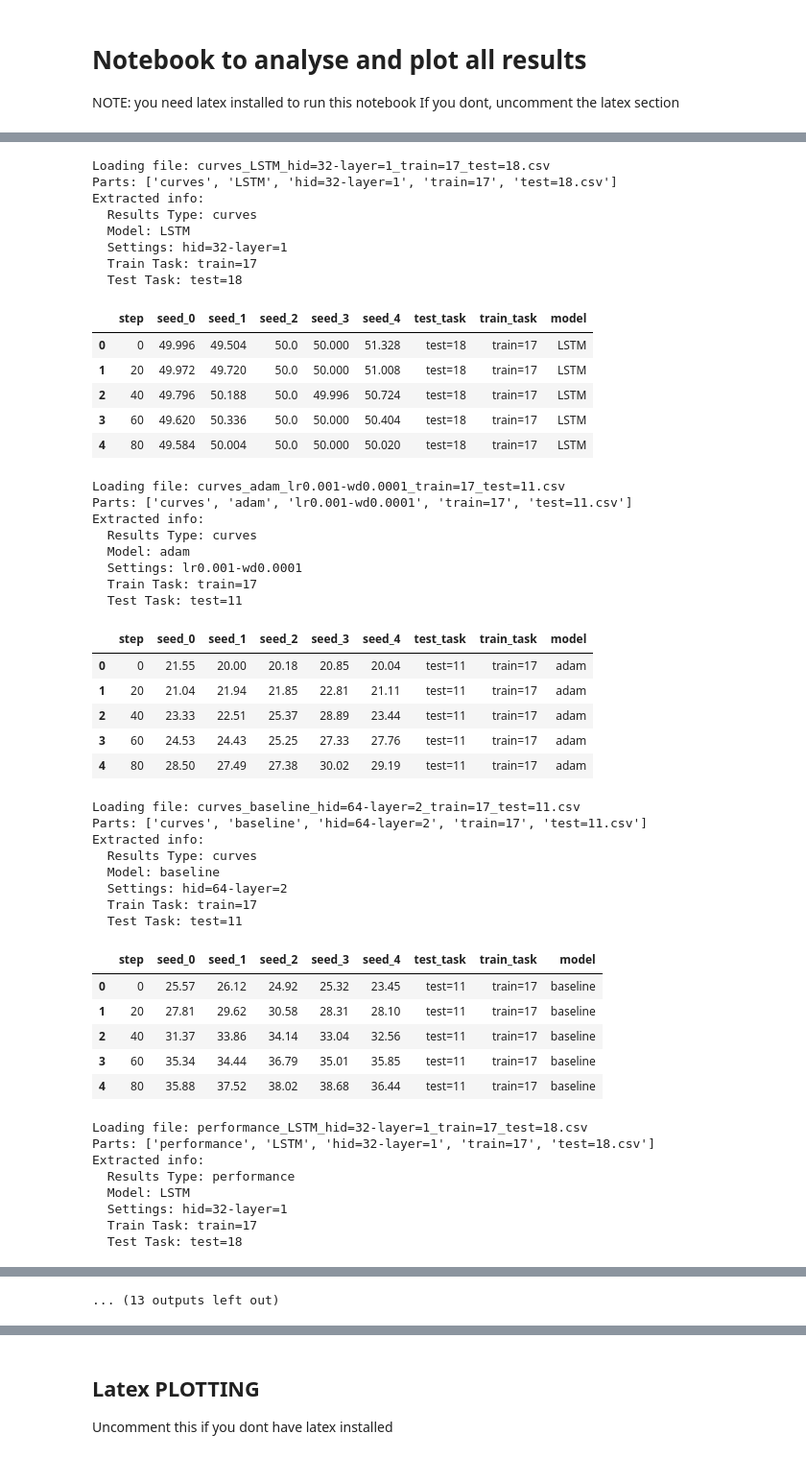
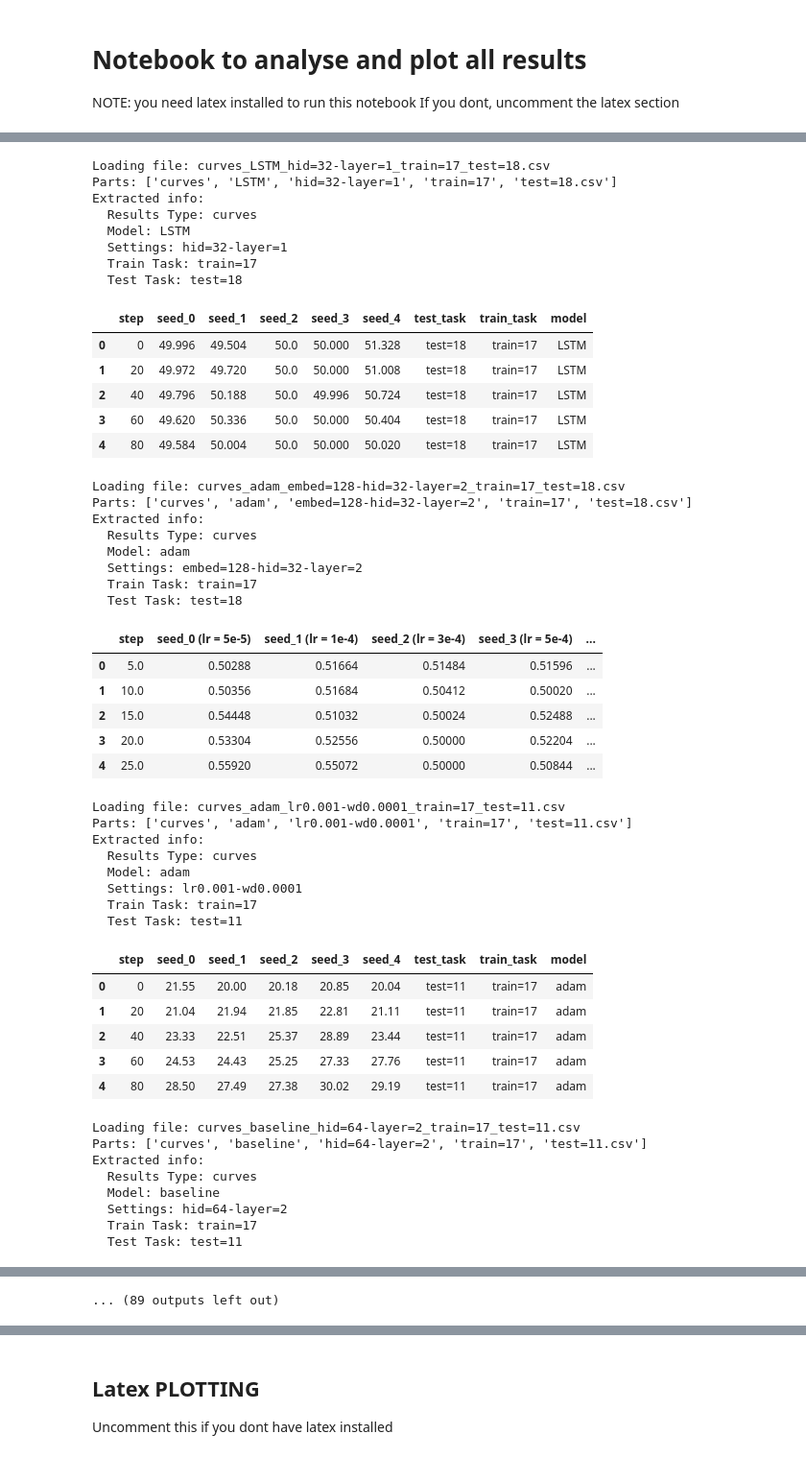
Before and after one commit to lsbicego/learning-gnns, a Jupyter notebook: analyse_plot_results.ipynb, the cells around one changed output, grey strips where cells are left out. Shown: that part at 96% size. Drawn from its saved outputs; the diff is of its cells as text; code cells hidden in the pictures.

```diff
--- a/analyse_plot_results.ipynb
+++ b/analyse_plot_results.ipynb
@@ -24,4 +24,17 @@ import matplotlib.pyplot as plt
 from matplotlib import rcParams
 import os
 
-PATH = "Eval_results-2/" # TODO: change to your path
+# define consistent colormaps
+
+colors = {
+    "GNN": "#1f77b4",  # blue
+    "RT": "#ff7f0e",  # orange
+    "LSTM": "#2ca02c",  # green
+    "MLP": "#d62728",  # red
+    "ADAM": "#9467bd",  # purple
+    "RMSprop": "#8c564b",  # brown
+    "GNN-variable": "#e377c2",  # pink
+    "RecurrentGNN": "#bcbd22",  # gray
+}
+
+PATH = "FINAL_EVAL_RESULTS/" # TODO: change to your path
@@ -65,68 +80,68 @@ def load_results(path):
 
             if results_type == "curves":
                 ID_VARS = ["train_task", "test_task", "model", "step"]
-                df = df.melt(id_vars=ID_VARS, var_name="epoch", value_name="accuracy")
+                df = df.melt(id_vars=ID_VARS, var_name="seed", value_name="accuracy")
                 results.append(df)
     # merge and return
     if results:
         all_results = pd.concat(results, ignore_index=True)
         print("All results loaded successfully.")
         return all_results
     else:
         print("No results found.")
         return pd.DataFrame()
 
 
 
 all_results = load_results(PATH)
 # %% [output]
 Loading file: curves_LSTM_hid=32-layer=1_train=17_test=18.csv
 Parts: ['curves', 'LSTM', 'hid=32-layer=1', 'train=17', 'test=18.csv']
 Extracted info:
   Results Type: curves
   Model: LSTM
   Settings: hid=32-layer=1
   Train Task: train=17
   Test Task: test=18
 |  | step | seed_0 | seed_1 | seed_2 | seed_3 | seed_4 | test_task | train_task | model |
 | 0 | 0 | 49.996 | 49.504 | 50.0 | 50.000 | 51.328 | test=18 | train=17 | LSTM |
 | 1 | 20 | 49.972 | 49.720 | 50.0 | 50.000 | 51.008 | test=18 | train=17 | LSTM |
 | 2 | 40 | 49.796 | 50.188 | 50.0 | 49.996 | 50.724 | test=18 | train=17 | LSTM |
 | 3 | 60 | 49.620 | 50.336 | 50.0 | 50.000 | 50.404 | test=18 | train=17 | LSTM |
 | 4 | 80 | 49.584 | 50.004 | 50.0 | 50.000 | 50.020 | test=18 | train=17 | LSTM |
-Loading file: curves_adam_lr0.001-wd0.0001_train=17_test=11.csv
-Parts: ['curves', 'adam', 'lr0.001-wd0.0001', 'train=17', 'test=11.csv']
+Loading file: curves_adam_embed=128-hid=32-layer=2_train=17_test=18.csv
+Parts: ['curves', 'adam', 'embed=128-hid=32-layer=2', 'train=17', 'test=18.csv']
 Extracted info:
   Results Type: curves
   Model: adam
-  Settings: lr0.001-wd0.0001
+  Settings: embed=128-hid=32-layer=2
   Train Task: train=17
-  Test Task: test=11
+  Test Task: test=18
-|  | step | seed_0 | seed_1 | seed_2 | seed_3 | seed_4 | test_task | train_task | model |
-| 0 | 0 | 21.55 | 20.00 | 20.18 | 20.85 | 20.04 | test=11 | train=17 | adam |
-| 1 | 20 | 21.04 | 21.94 | 21.85 | 22.81 | 21.11 | test=11 | train=17 | adam |
-| 2 | 40 | 23.33 | 22.51 | 25.37 | 28.89 | 23.44 | test=11 | train=17 | adam |
-| 3 | 60 | 24.53 | 24.43 | 25.25 | 27.33 | 27.76 | test=11 | train=17 | adam |
-| 4 | 80 | 28.50 | 27.49 | 27.38 | 30.02 | 29.19 | test=11 | train=17 | adam |
+|  | step | seed_0 (lr = 5e-5) | seed_1 (lr = 1e-4) | seed_2 (lr = 3e-4) | seed_3 (lr = 5e-4) | ... |
+| 0 | 5.0 | 0.50288 | 0.51664 | 0.51484 | 0.51596 | ... |
+| 1 | 10.0 | 0.50356 | 0.51684 | 0.50412 | 0.50020 | ... |
+| 2 | 15.0 | 0.54448 | 0.51032 | 0.50024 | 0.52488 | ... |
+| 3 | 20.0 | 0.53304 | 0.52556 | 0.50000 | 0.52204 | ... |
+| 4 | 25.0 | 0.55920 | 0.55072 | 0.50000 | 0.50844 | ... |
-Loading file: curves_baseline_hid=64-layer=2_train=17_test=11.csv
-Parts: ['curves', 'baseline', 'hid=64-layer=2', 'train=17', 'test=11.csv']
+Loading file: curves_adam_lr0.001-wd0.0001_train=17_test=11.csv
+Parts: ['curves', 'adam', 'lr0.001-wd0.0001', 'train=17', 'test=11.csv']
 Extracted info:
   Results Type: curves
-  Model: baseline
-  Settings: hid=64-layer=2
+  Model: adam
+  Settings: lr0.001-wd0.0001
   Train Task: train=17
   Test Task: test=11
 |  | step | seed_0 | seed_1 | seed_2 | seed_3 | seed_4 | test_task | train_task | model |
-| 0 | 0 | 25.57 | 26.12 | 24.92 | 25.32 | 23.45 | test=11 | train=17 | baseline |
-| 1 | 20 | 27.81 | 29.62 | 30.58 | 28.31 | 28.10 | test=11 | train=17 | baseline |
-| 2 | 40 | 31.37 | 33.86 | 34.14 | 33.04 | 32.56 | test=11 | train=17 | baseline |
-| 3 | 60 | 35.34 | 34.44 | 36.79 | 35.01 | 35.85 | test=11 | train=17 | baseline |
-| 4 | 80 | 35.88 | 37.52 | 38.02 | 38.68 | 36.44 | test=11 | train=17 | baseline |
+| 0 | 0 | 21.55 | 20.00 | 20.18 | 20.85 | 20.04 | test=11 | train=17 | adam |
+| 1 | 20 | 21.04 | 21.94 | 21.85 | 22.81 | 21.11 | test=11 | train=17 | adam |
+| 2 | 40 | 23.33 | 22.51 | 25.37 | 28.89 | 23.44 | test=11 | train=17 | adam |
+| 3 | 60 | 24.53 | 24.43 | 25.25 | 27.33 | 27.76 | test=11 | train=17 | adam |
+| 4 | 80 | 28.50 | 27.49 | 27.38 | 30.02 | 29.19 | test=11 | train=17 | adam |
-Loading file: performance_LSTM_hid=32-layer=1_train=17_test=18.csv
-Parts: ['performance', 'LSTM', 'hid=32-layer=1', 'train=17', 'test=18.csv']
+Loading file: curves_baseline_hid=64-layer=2_train=17_test=11.csv
+Parts: ['curves', 'baseline', 'hid=64-layer=2', 'train=17', 'test=11.csv']
 Extracted info:
-  Results Type: performance
-  Model: LSTM
-  Settings: hid=32-layer=1
+  Results Type: curves
+  Model: baseline
+  Settings: hid=64-layer=2
   Train Task: train=17
-  Test Task: test=18
+  Test Task: test=11
@@ -163,3 +178,3 @@ Extracted info:
-... (13 outputs left out)
+... (89 outputs left out)
 # %%
 # rename for plottings
```
Also changed, not shown: parts of 26 cells of this notebook.
